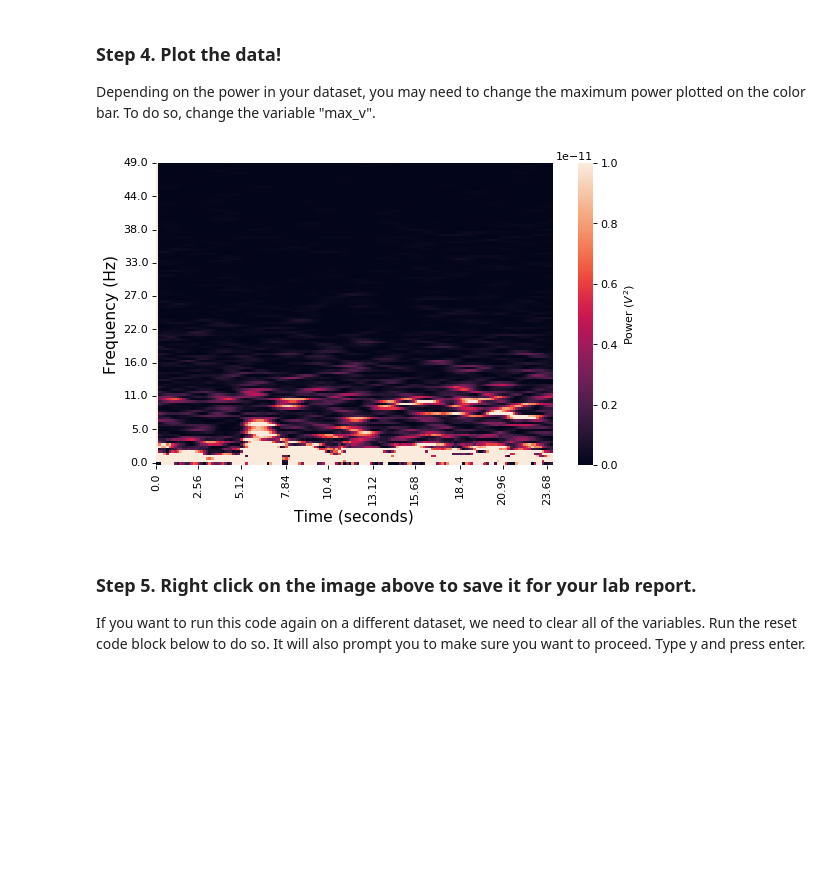
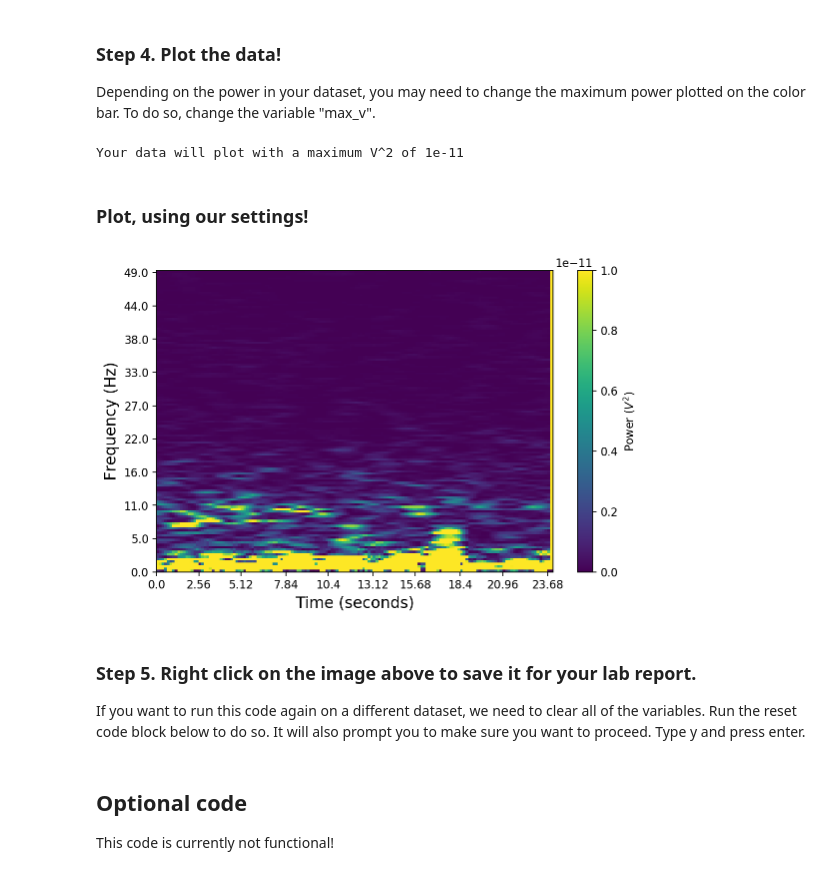
Before and after one commit to BIPN145/Utilities, a Jupyter notebook: plotLabChartSpectrogram.ipynb, the cells around one changed output. Cells and saved outputs as stored; diff of their text form; code cells hidden in the pictures; blank space fills up the shorter version.

Commit message:
change to matplotlib spectrum plotting

```diff
--- a/plotLabChartSpectrogram.ipynb
+++ b/plotLabChartSpectrogram.ipynb
@@ -6,11 +6,11 @@ The following script will plot your spectrogram data from LabChart. <b>Before ru
 You will need to change the file directory below to match the path and filename of your EEG spectrogram .txt file.
 # %%
 import matplotlib.pyplot as plt
-import seaborn as sns
 import numpy as np
+%config InlineBackend.figure_format = 'retina' # configure high-resolution plotting
 
 # change your file name here
-filename = 'Data/SpectrumData.txt'
+filename = 'SpectrumData.txt'
 
 labchart_output = np.genfromtxt(filename)
 
@@ -82,24 +82,40 @@ xticklabels = [round(time[idt],2) for idt in xticks]
 # use the line below to change the heatmap scale bar
 max_v = 1e-11
 
-# you can change figsize below to change the size of your figure
-fig=plt.figure(figsize=(8, 5), dpi= 80, facecolor='w', edgecolor='k')
-
-ax = sns.heatmap(spectrum_rotated,vmin=0,vmax=max_v,
-                 yticklabels=yticklabels,xticklabels=xticklabels,
-                 cbar_kws={'label': 'Power ($V^2$)'})
-
-ax.set_yticks(yticks)
-ax.set_xticks(xticks)
-ax.set_ylabel('Frequency (Hz)',fontdict={'fontsize':14})
-ax.set_xlabel('Time (seconds)',fontdict={'fontsize':14})
-
-plt.show()
+print('Your data will plot with a maximum V^2 of '+str(max_v))
 # %% [output]
-[figure, removed]
+Your data will plot with a maximum V^2 of 1e-11
+# %% [markdown]
+### Plot, using our settings!
+# %%
+# you can change figsize below to change the size of your figure
+fig,ax = plt.subplots(1,1,figsize=(8, 5), dpi= 80, facecolor='w', edgecolor='k')
+
+plt.pcolor(np.flip(spectrum_rotated),vmax=max_v)
+
+# Fix axes
+ax.set_yticks(yticks)
+ax.set_yticklabels([freq_short[idx] for idx in yticks])
+
+ax.set_xticks(xticks)
+ax.set_xticklabels(xticklabels)
+
+ax.set_ylabel('Frequency (Hz)',fontdict={'fontsize':14})
+ax.set_xlabel('Time (seconds)',fontdict={'fontsize':14})
+
+cbar = plt.colorbar()
+cbar.ax.set_ylabel('Power ($V^2$)')
+
+
+plt.show()
+# %% [output]
+[figure, added]
 # %% [markdown]
 ### Step 5. Right click on the image above to save it for your lab report.
 
 If you want to run this code again on a different dataset, we need to clear all of the variables. Run the reset code block below to do so. It will also prompt you to make sure you want to proceed. Type y and press enter.
 # %%
 %reset
+# %% [markdown]
+## Optional code
+This code is currently not functional!
```
Also changed, not shown: parts of 1 cell of this notebook.
